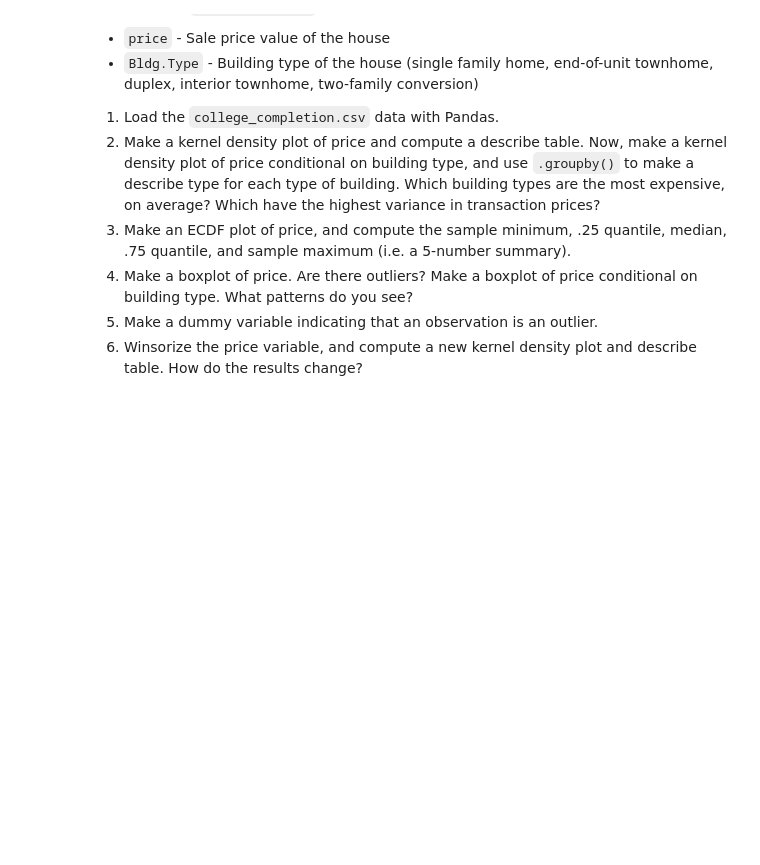
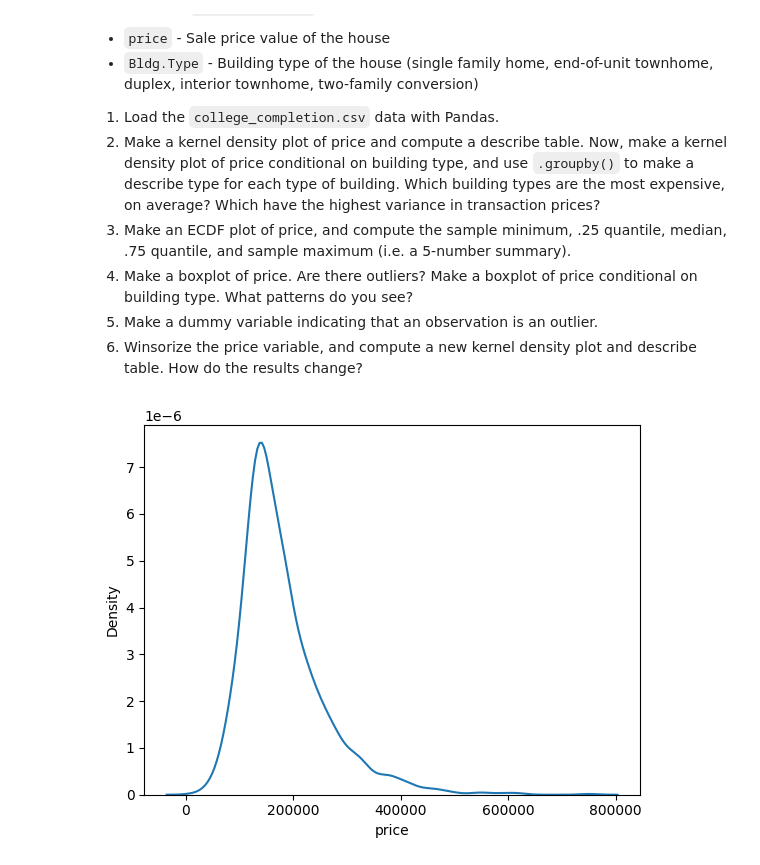
Before and after one commit to hershiaytoda/undergrad_ml_assignments, a Jupyter notebook: 01_assignment_wrangling_and_eda.ipynb, the cells around one changed output. Saved outputs shown, nothing was run; the diff lists cells and outputs as text; code cells hidden in the pictures; blank space fills up the shorter version.

```diff
--- a/01_assignment_wrangling_and_eda.ipynb
+++ b/01_assignment_wrangling_and_eda.ipynb
@@ -308,3 +353,90 @@ We'll use the `ames_prices.csv` dataset. The "relevant" variables for this quest
 4. Make a boxplot of price. Are there outliers? Make a boxplot of price conditional on building type. What patterns do you see?
 5. Make a dummy variable indicating that an observation is an outlier.
 6. Winsorize the price variable, and compute a new kernel density plot and describe table. How do the results change?
+# %%
+df = pd.read_csv('/content/data/ames_prices.csv')
+college = pd.read_csv('/content/data/college_completion.csv')
+
+sns.kdeplot(df['price'])
+plt.show()
+df["price"].describe()
+
+sns.kdeplot(
+    data=df,
+    x="price",
+    hue="Bldg.Type",
+    fill=True,
+    common_norm=False,
+    alpha=0.4
+)
+
+desc_by_control = (
+    df
+    .groupby("Bldg.Type", observed=True)["price"]
+    .describe()
+)
+desc_by_control
+
+
+sns.ecdfplot(data=df['price'])
+plt.show()
+
+price_clean = df["price"].dropna()
+
+five_num_summary = price_clean.quantile([0, 0.25, 0.5, 0.75, 1])
+print(five_num_summary)
+
+df['price'].describe()
+
+plt.boxplot(df['price'])
+plt.show()
+
+
+#outliers of boxplot price:
+five_num_summary = price_clean.quantile([0, 0.25, 0.5, 0.75, 1])
+print(five_num_summary)
+
+
+#boxplot of price and buildings
+df.boxplot(column='price', by='Bldg.Type')
+price_hist = df.boxplot('price')
+plt.show()
+
+
+#dummy variables
+Q1 = price_clean.quantile(0.25)
+Q3 = price_clean.quantile(0.50)
+IQR = Q3 - Q1
+lower_bound = Q1 - 1.5 * IQR
+upper_bound = Q3 + 1.5 * IQR
+
+
+df["price_outlier"] = (
+    (df["price"] < lower_bound) |
+    (df["price"] > upper_bound)
+).astype(int)
+
+df["price_outlier"].value_counts()
+
+#1 = outliers
+
+#winorize the price var
+
+lower_w = price_clean.quantile(0.01)
+upper_w = price_clean.quantile(0.99)
+
+df["price_winsor"] = df["price"].clip(lower=lower_w, upper=upper_w)
+
+sns.kdeplot(
+    data=df,
+    x="price_winsor",
+    fill=True,
+)
+plt.show()
+
+plt.show()
+
+winsor_desc = df["price_winsor"].describe()
+print(winsor_desc)
+# %% [output]
+[figure, added]
```
Also changed, not shown: parts of 3 cells of this notebook.
